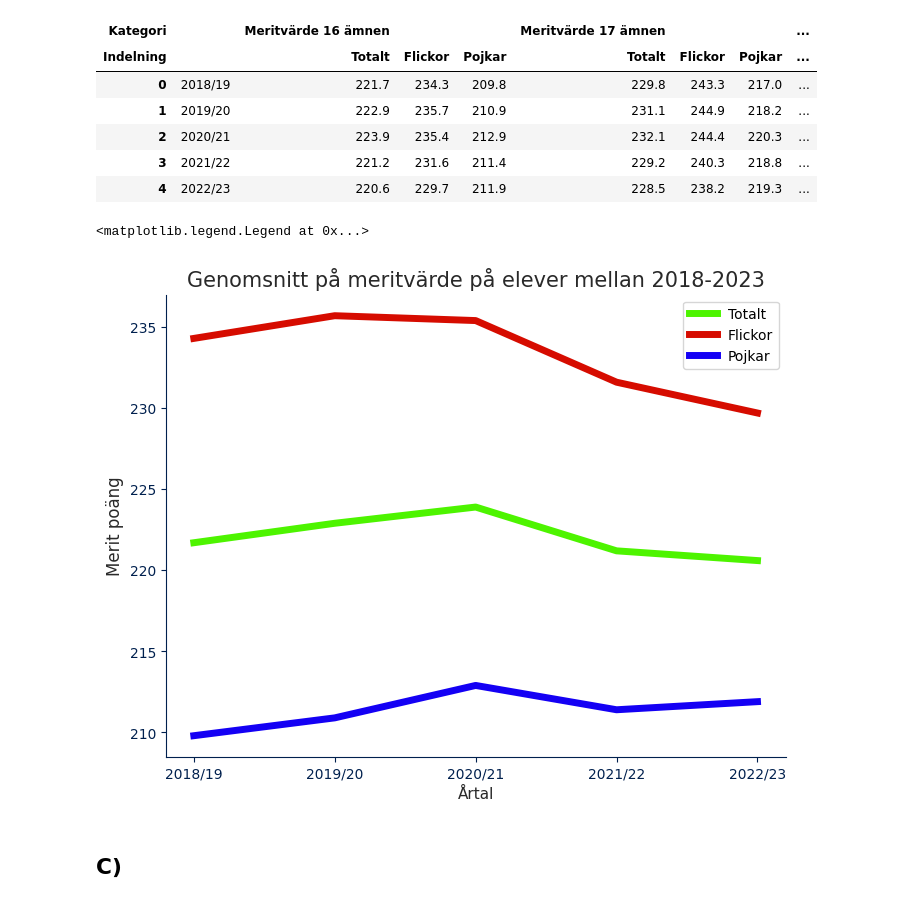
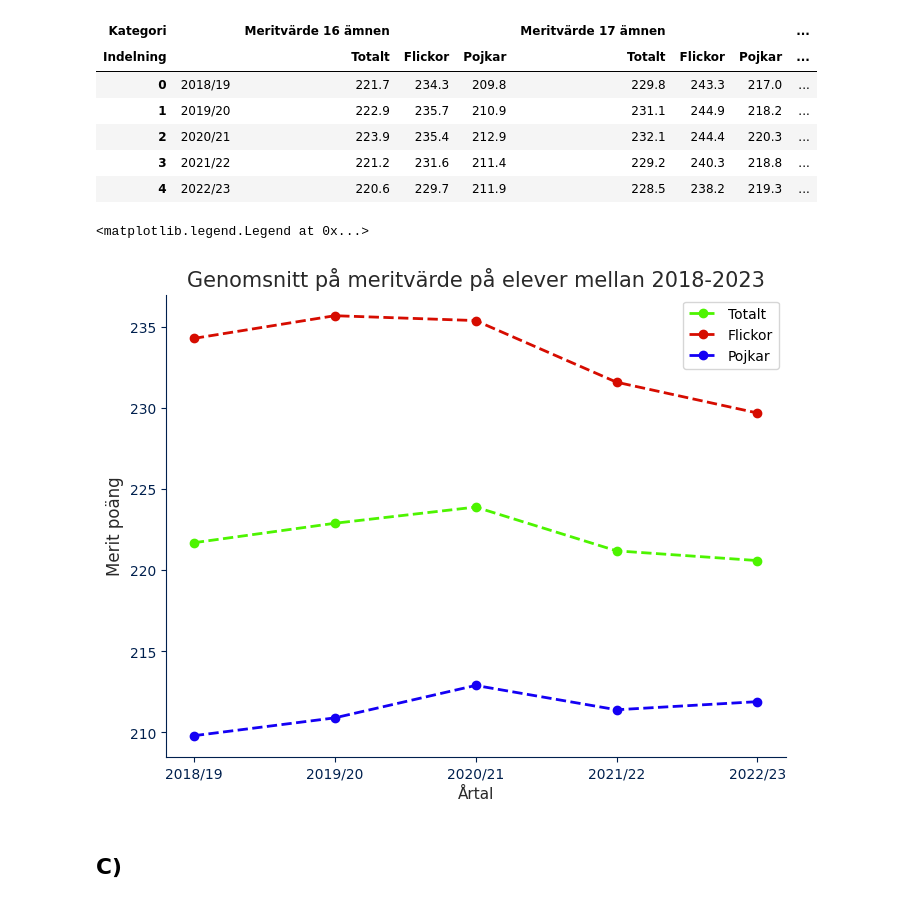
Before and after one commit to MiltonOberg/Python-Milton--sterberg-OPA23, a Jupyter notebook: Laboration2/Labb2.ipynb, the cells around one changed output. Cells and saved outputs as stored; diff of their text form; code cells hidden in the pictures.

```diff
--- a/Laboration2/Labb2.ipynb
+++ b/Laboration2/Labb2.ipynb
@@ -214,7 +214,9 @@ columns_milti1b= pd.MultiIndex.from_tuples([
 ], names= ["Kategori", "Indelning"])
 df_1b_raw.columns= columns_milti1b
 
-
 df_1a= df_1a_raw
 df_1b= df_1b_raw
+
+df_1a= df_1a[df_1a[""] != "därav"].reset_index(drop= True)
+df_1b= df_1b[df_1b[""] != "därav"].reset_index(drop= True)
 # %%
@@ -241,5 +254,5 @@ df_1b.head()
 total_f= df_1a.loc[0:4, (categories[0], "Totalt")].values* (df_1b.loc[0:4, (categories[5], "Totalt")].values/ 100)
 girls_f= df_1a.loc[0:4, (categories[0], "Flickor")].values* (df_1b.loc[0:4, (categories[5], "Flickor")].values/ 100)
 boys_f= df_1a.loc[0:4, (categories[0], "Pojkar")].values* (df_1b.loc[0:4, (categories[5], "Pojkar")].values/ 100)
-years= df_1b.loc[0:4, ""].values
+years= df_1b.loc[0:4, ""]
 # %%
@@ -278,27 +295,55 @@ df_1b.head()
 | 3 | 2021/22 | 221.2 | 231.6 | 211.4 | 229.2 | 240.3 | 218.8 | ... |
 | 4 | 2022/23 | 220.6 | 229.7 | 211.9 | 228.5 | 238.2 | 219.3 | ... |
 # %%
-mean_merit16= df_1b.loc[0:4, (categories[3], "Totalt")].values
-girls_merit16= df_1b.loc[0:4, (categories[3], "Flickor")].values
-boys_merit16= df_1b.loc[0:4, (categories[3], "Pojkar")].values
+mean_merit16= df_1b.loc[0:4, (categories[3], "Totalt")]
+girls_merit16= df_1b.loc[0:4, (categories[3], "Flickor")]
+boys_merit16= df_1b.loc[0:4, (categories[3], "Pojkar")]
 # %%
-fig, ax= plt.subplots(figsize= (8, 6))
+fig, ax = plt.subplots(figsize=(8, 6))
 
-ax.set_title("Genomsnitt på meritvärde på elever mellan 2018-2023", color= colors["GRAY1"], fontsize= 15)
+ax.set_title(
+    "Genomsnitt på meritvärde på elever mellan 2018-2023",
+    color=colors["GRAY1"],
+    fontsize=15,
+)
 ax.spines["top"].set_visible(False)
 ax.spines["right"].set_visible(False)
 ax.spines["left"].set_color(colors["BLUE2"])
 ax.spines["bottom"].set_color(colors["BLUE2"])
-ax.tick_params(colors= colors["BLUE2"])
-ax.set_xlabel("Årtal", color= colors["GRAY1"], fontsize= 11)
-ax.set_ylabel("Merit poäng", color= colors["GRAY1"], fontsize= 12)
+ax.tick_params(colors=colors["BLUE2"])
+ax.set_xlabel("Årtal", color=colors["GRAY1"], fontsize=11)
+ax.set_ylabel("Merit poäng", color=colors["GRAY1"], fontsize=12)
 
-ax.plot(years, mean_merit16, label= "Totalt", color= colors["GREEN1"], linewidth= 5)
-ax.plot(years, girls_merit16, label= "Flickor", color= colors["RED1"], linewidth= 5)
-ax.plot(years, boys_merit16, label= "Pojkar", color= colors["BLUE1"], linewidth= 5)
-ax.legend(loc= "upper right")
+ax.plot(
+    years,
+    mean_merit16,
+    label="Totalt",
+    color=colors["GREEN1"],
+    marker="o",
+    linestyle="dashed",
+    linewidth=2,
+)
+ax.plot(
+    years,
+    girls_merit16,
+    label="Flickor",
+    color=colors["RED1"],
+    marker="o",
+    linestyle="dashed",
+    linewidth=2,
+)
+ax.plot(
+    years,
+    boys_merit16,
+    label="Pojkar",
+    color=colors["BLUE1"],
+    marker="o",
+    linestyle="dashed",
+    linewidth=2,
+)
+ax.legend(loc="upper right")
 # %% [output]
 <matplotlib.legend.Legend at 0x...>
-[figure, old version]
+[figure, new version]
 # %% [markdown]
 ## C)
```
Also changed, not shown: parts of 7 cells of this notebook.
